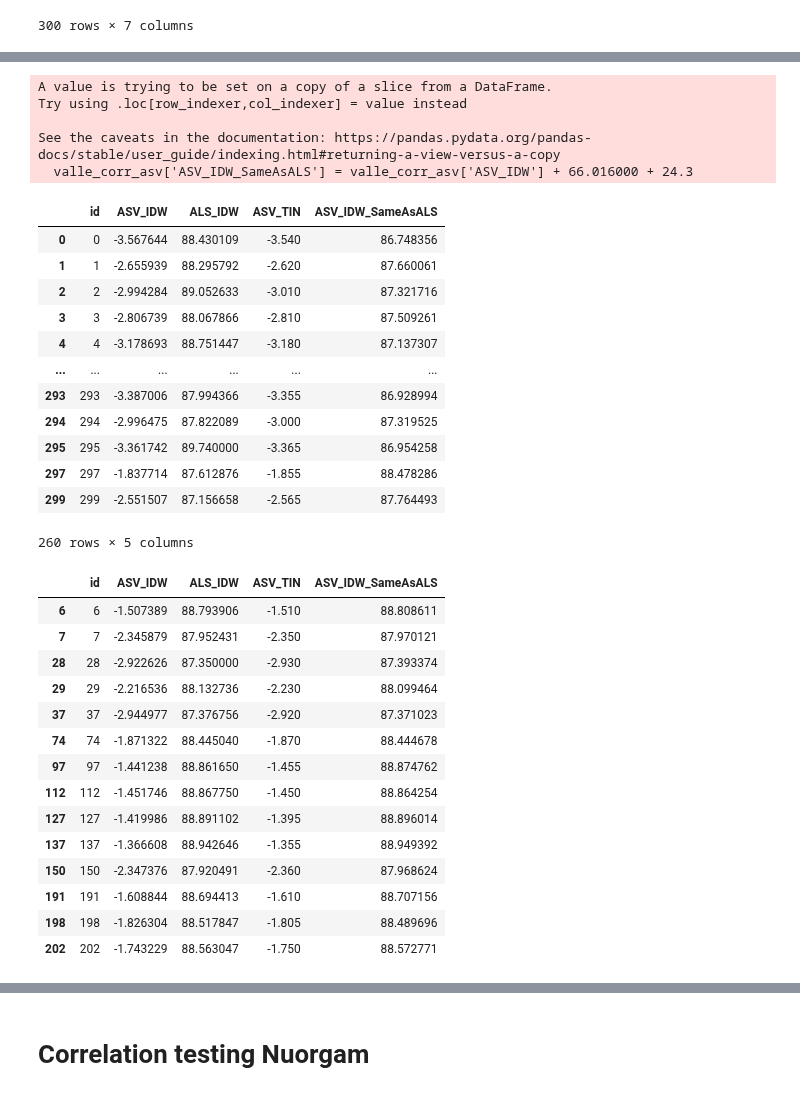
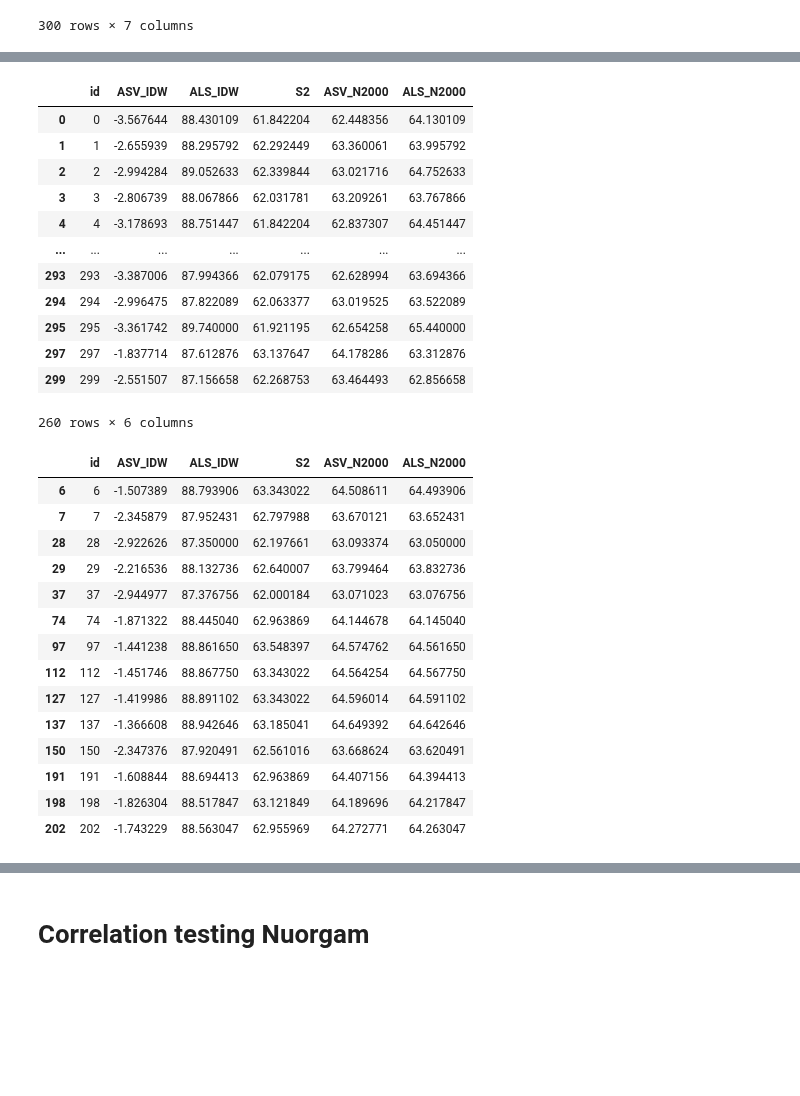
Before and after one commit to susannakukka/bathymetric-model-analysis, a Jupyter notebook: notebooks/RMSE.ipynb, the cells around one changed output, grey strips where cells are left out. Drawn from its saved outputs; the diff is of its cells as text; code cells hidden in the pictures; blank space fills up the shorter version.

```diff
--- a/notebooks/RMSE.ipynb
+++ b/notebooks/RMSE.ipynb
@@ -582,8 +582,9 @@ nuorgam_als["Elevation"].corr(nuorgam_als["IDW"])
 # read in random points data
 valle_corr_asv = pd.read_csv('../data/output/0.25/valle_ASV_IDW_random_points.csv', delimiter=',')
 #valle_corr_asv = pd.read_csv('../data/output/0.25/valle_ASV_random_points_2.csv', delimiter=',')
-valle_corr_asv_TIN = pd.read_csv('../data/output/0.25/valle_ASV_TIN_random_points.csv', delimiter=',')
+#valle_corr_asv_TIN = pd.read_csv('../data/output/0.25/valle_ASV_TIN_random_points.csv', delimiter=',')
 valle_corr_als = pd.read_csv('../data/output/0.25/valle_ALS_random_points.csv', delimiter=',')
+valle_corr_s2 = pd.read_csv('../data/output/0.25/valle_S2_random_points.csv', delimiter=',')
 # %%
 # check
 valle_corr_asv
@@ -620,6 +637,7 @@ valle_corr_als
 # %%
 # merge information to asv df
 valle_corr_asv["ALS_IDW"] = valle_corr_als["SAMPLE_4"]
+valle_corr_asv['S2'] = valle_corr_s2['SAMPLE_1']
 # %%
 valle_corr_asv
 # %% [output]
@@ -639,2 +656,0 @@ valle_corr_asv
-# %%
-valle_corr_asv['ASV_TIN'] = valle_corr_asv_TIN['SAMPLE_1']
@@ -694,49 +677,44 @@ valle_corr_asv
 260 rows × 4 columns
 # %%
-valle_corr_asv['ASV_IDW_SameAsALS'] = valle_corr_asv['ASV_IDW'] + 66.016000 + 24.3
+valle_corr_asv['ASV_N2000'] = valle_corr_asv['ASV_IDW'] + 66.016
+valle_corr_asv['ALS_N2000'] = valle_corr_asv['ALS_IDW'] - 24.3
-# %% [output]
-A value is trying to be set on a copy of a slice from a DataFrame.
-Try using .loc[row_indexer,col_indexer] = value instead
-
-See the caveats in the documentation: https://pandas.pydata.org/pandas-docs/stable/user_guide/indexing.html#returning-a-view-versus-a-copy
-  valle_corr_asv['ASV_IDW_SameAsALS'] = valle_corr_asv['ASV_IDW'] + 66.016000 + 24.3
 # %%
 valle_corr_asv
 # %% [output]
-|  | id | ASV_IDW | ALS_IDW | ASV_TIN | ASV_IDW_SameAsALS |
-| 0 | 0 | -3.567644 | 88.430109 | -3.540 | 86.748356 |
-| 1 | 1 | -2.655939 | 88.295792 | -2.620 | 87.660061 |
-| 2 | 2 | -2.994284 | 89.052633 | -3.010 | 87.321716 |
-| 3 | 3 | -2.806739 | 88.067866 | -2.810 | 87.509261 |
-| 4 | 4 | -3.178693 | 88.751447 | -3.180 | 87.137307 |
-| ... | ... | ... | ... | ... | ... |
-| 293 | 293 | -3.387006 | 87.994366 | -3.355 | 86.928994 |
-| 294 | 294 | -2.996475 | 87.822089 | -3.000 | 87.319525 |
-| 295 | 295 | -3.361742 | 89.740000 | -3.365 | 86.954258 |
-| 297 | 297 | -1.837714 | 87.612876 | -1.855 | 88.478286 |
-| 299 | 299 | -2.551507 | 87.156658 | -2.565 | 87.764493 |
+|  | id | ASV_IDW | ALS_IDW | S2 | ASV_N2000 | ALS_N2000 |
+| 0 | 0 | -3.567644 | 88.430109 | 61.842204 | 62.448356 | 64.130109 |
+| 1 | 1 | -2.655939 | 88.295792 | 62.292449 | 63.360061 | 63.995792 |
+| 2 | 2 | -2.994284 | 89.052633 | 62.339844 | 63.021716 | 64.752633 |
+| 3 | 3 | -2.806739 | 88.067866 | 62.031781 | 63.209261 | 63.767866 |
+| 4 | 4 | -3.178693 | 88.751447 | 61.842204 | 62.837307 | 64.451447 |
+| ... | ... | ... | ... | ... | ... | ... |
+| 293 | 293 | -3.387006 | 87.994366 | 62.079175 | 62.628994 | 63.694366 |
+| 294 | 294 | -2.996475 | 87.822089 | 62.063377 | 63.019525 | 63.522089 |
+| 295 | 295 | -3.361742 | 89.740000 | 61.921195 | 62.654258 | 65.440000 |
+| 297 | 297 | -1.837714 | 87.612876 | 63.137647 | 64.178286 | 63.312876 |
+| 299 | 299 | -2.551507 | 87.156658 | 62.268753 | 63.464493 | 62.856658 |
-260 rows × 5 columns
+260 rows × 6 columns
 # %%
 tolerance = 0.05
 
 valle_corr_asv.loc[
-    abs(valle_corr_asv['ALS_IDW'] - valle_corr_asv['ASV_IDW_SameAsALS']) < tolerance
+    abs(valle_corr_asv['ALS_N2000'] - valle_corr_asv['ASV_N2000']) < tolerance
 ]
 # %% [output]
-|  | id | ASV_IDW | ALS_IDW | ASV_TIN | ASV_IDW_SameAsALS |
-| 6 | 6 | -1.507389 | 88.793906 | -1.510 | 88.808611 |
-| 7 | 7 | -2.345879 | 87.952431 | -2.350 | 87.970121 |
-| 28 | 28 | -2.922626 | 87.350000 | -2.930 | 87.393374 |
-| 29 | 29 | -2.216536 | 88.132736 | -2.230 | 88.099464 |
-| 37 | 37 | -2.944977 | 87.376756 | -2.920 | 87.371023 |
-| 74 | 74 | -1.871322 | 88.445040 | -1.870 | 88.444678 |
-| 97 | 97 | -1.441238 | 88.861650 | -1.455 | 88.874762 |
-| 112 | 112 | -1.451746 | 88.867750 | -1.450 | 88.864254 |
-| 127 | 127 | -1.419986 | 88.891102 | -1.395 | 88.896014 |
-| 137 | 137 | -1.366608 | 88.942646 | -1.355 | 88.949392 |
-| 150 | 150 | -2.347376 | 87.920491 | -2.360 | 87.968624 |
-| 191 | 191 | -1.608844 | 88.694413 | -1.610 | 88.707156 |
-| 198 | 198 | -1.826304 | 88.517847 | -1.805 | 88.489696 |
-| 202 | 202 | -1.743229 | 88.563047 | -1.750 | 88.572771 |
+|  | id | ASV_IDW | ALS_IDW | S2 | ASV_N2000 | ALS_N2000 |
+| 6 | 6 | -1.507389 | 88.793906 | 63.343022 | 64.508611 | 64.493906 |
+| 7 | 7 | -2.345879 | 87.952431 | 62.797988 | 63.670121 | 63.652431 |
+| 28 | 28 | -2.922626 | 87.350000 | 62.197661 | 63.093374 | 63.050000 |
+| 29 | 29 | -2.216536 | 88.132736 | 62.640007 | 63.799464 | 63.832736 |
+| 37 | 37 | -2.944977 | 87.376756 | 62.000184 | 63.071023 | 63.076756 |
+| 74 | 74 | -1.871322 | 88.445040 | 62.963869 | 64.144678 | 64.145040 |
+| 97 | 97 | -1.441238 | 88.861650 | 63.548397 | 64.574762 | 64.561650 |
+| 112 | 112 | -1.451746 | 88.867750 | 63.343022 | 64.564254 | 64.567750 |
+| 127 | 127 | -1.419986 | 88.891102 | 63.343022 | 64.596014 | 64.591102 |
+| 137 | 137 | -1.366608 | 88.942646 | 63.185041 | 64.649392 | 64.642646 |
+| 150 | 150 | -2.347376 | 87.920491 | 62.561016 | 63.668624 | 63.620491 |
+| 191 | 191 | -1.608844 | 88.694413 | 62.963869 | 64.407156 | 64.394413 |
+| 198 | 198 | -1.826304 | 88.517847 | 63.121849 | 64.189696 | 64.217847 |
+| 202 | 202 | -1.743229 | 88.563047 | 62.955969 | 64.272771 | 64.263047 |
 # %%
 difference = valle_corr_asv.drop(columns=
```
Also changed, not shown: parts of 43 cells of this notebook, 7 other files.
